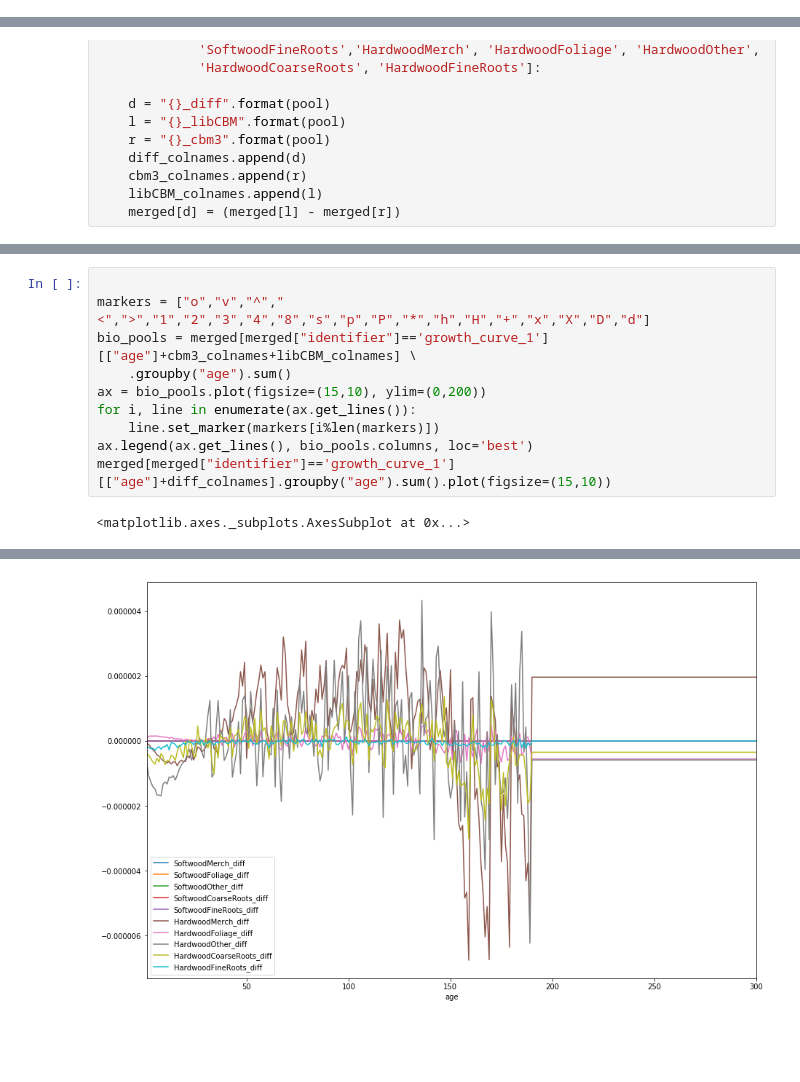
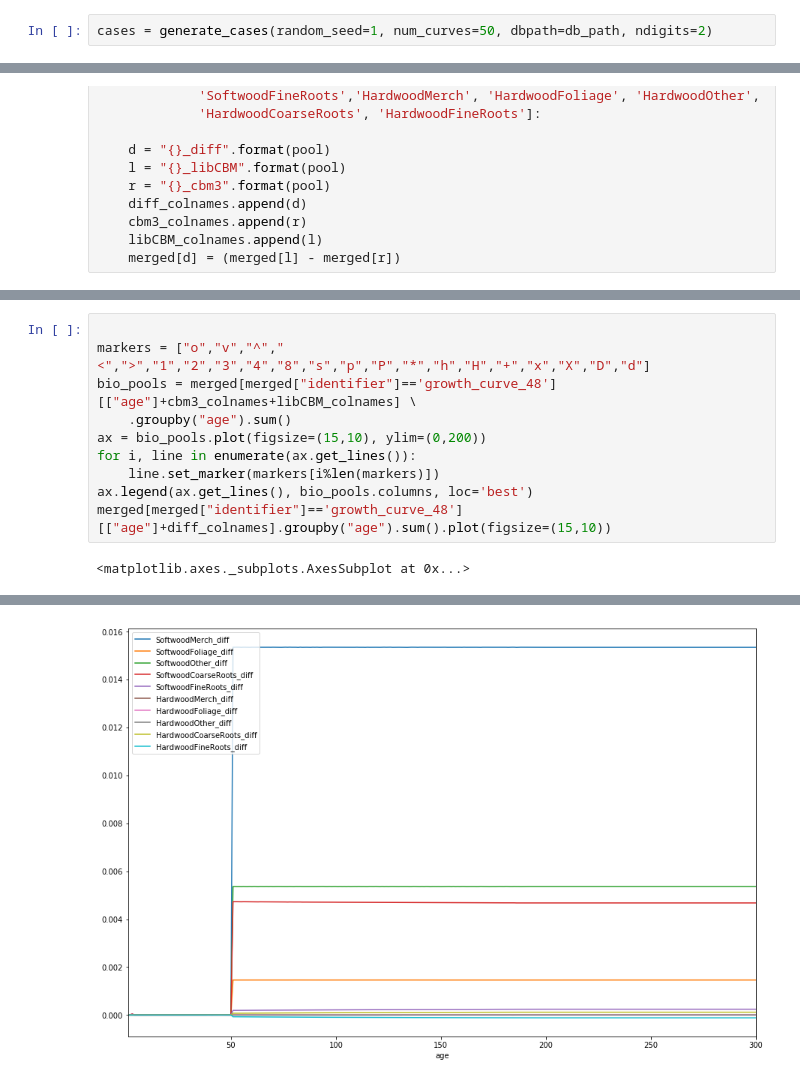
Before and after one commit to cat-cfs/libcbm_py, a Jupyter notebook: growth_curve_testing.ipynb, the cells around one changed output, grey strips where cells are left out. Drawn from its saved outputs; the diff is of its cells as text; blank space fills up the shorter version.

```diff
--- a/growth_curve_testing.ipynb
+++ b/growth_curve_testing.ipynb
@@ -288,3 +260,5 @@ cases = generate_cases(random_seed=1, num_curves=10, dbpath=db_path, ndigits=2)
+# %%
+cases = generate_cases(random_seed=1, num_curves=50, dbpath=db_path, ndigits=2)
 # %%
 libCBM_result = run_libCBM(db_path, cases, n_steps)
 # %%
@@ -349,12 +323,12 @@ merged[["identifier"]+diff_colnames].groupby("identifier").sum().plot(figsize=(1
 # %%
 
 markers = ["o","v","^","<",">","1","2","3","4","8","s","p","P","*","h","H","+","x","X","D","d"]
-bio_pools = merged[merged["identifier"]=='growth_curve_1'][["age"]+cbm3_colnames+libCBM_colnames] \
+bio_pools = merged[merged["identifier"]=='growth_curve_48'][["age"]+cbm3_colnames+libCBM_colnames] \
     .groupby("age").sum()
 ax = bio_pools.plot(figsize=(15,10), ylim=(0,200))
 for i, line in enumerate(ax.get_lines()):
     line.set_marker(markers[i%len(markers)])
 ax.legend(ax.get_lines(), bio_pools.columns, loc='best')
-merged[merged["identifier"]=='growth_curve_1'][["age"]+diff_colnames].groupby("age").sum().plot(figsize=(15,10))
+merged[merged["identifier"]=='growth_curve_48'][["age"]+diff_colnames].groupby("age").sum().plot(figsize=(15,10))
 # %% [output]
 <matplotlib.axes._subplots.AxesSubplot at 0x...>
@@ -362,2 +336,2 @@ merged[merged["identifier"]=='growth_curve_1'][["age"]+diff_colnames].groupby("a
-[figure, old version]
+[figure, new version]
 # %%
```
Also changed, not shown: parts of 8 cells of this notebook.
